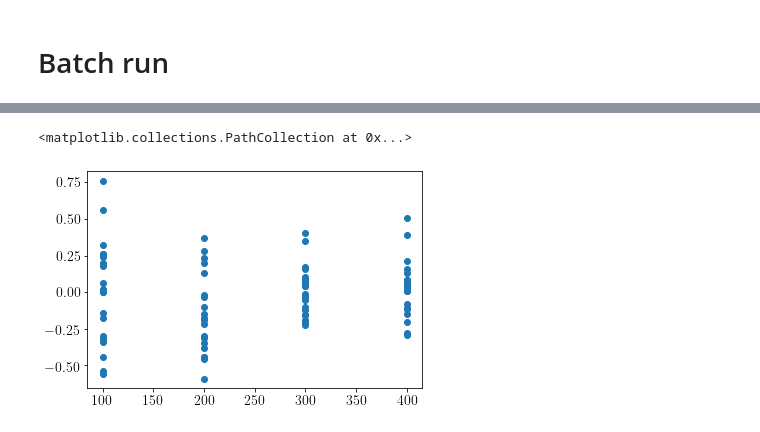
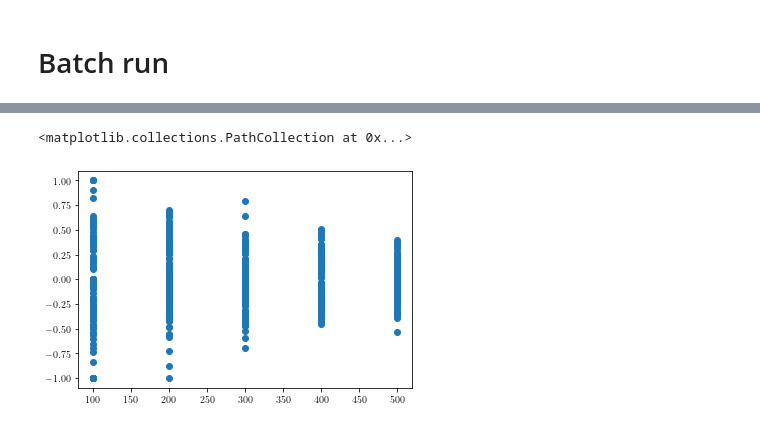
Before and after one commit to jmiszczak/evolving-games, a Jupyter notebook: models/sznajd1d/Sznajd1DModel.ipynb, the cells around one changed output, grey strips where cells are left out. Drawn from its saved outputs; the diff is of its cells as text; code cells hidden in the pictures.

Commit message:
Fixing opinion updating in progress

```diff
--- a/models/sznajd1d/Sznajd1DModel.ipynb
+++ b/models/sznajd1d/Sznajd1DModel.ipynb
@@ -33,15 +33,16 @@ avg_vote_result.plot()
 # %% [markdown]
 # Batch run
 # %%
-variable_params = { "width" : range(100,500,100)}
+variable_params = { "width" : range(100,501,100)}
 fixed_params = { }
 
-batch_run = mb.BatchRunner(
+batch_run = mb.BatchRunnerMP(
         Sznajd1DModel,
-        variable_params,
-        fixed_params,
-        iterations=20,
-        max_steps=20,
+        nr_processes = 6,
+        variable_parameters = variable_params,
+        fixed_parameters = fixed_params,
+        iterations=100,
+        max_steps=50,
         model_reporters={"Average opinion": vote_result}
         )
 # %%
@@ -49,6 +68,6 @@ batch_run.run_all()
 # %%
 run_data = batch_run.get_model_vars_dataframe()
-plt.scatter(run_data.width, run_data.aggregate('Average opinion'))
+mpl.pyplot.scatter(run_data.width, run_data.aggregate('Average opinion'))
 # %% [output]
 <matplotlib.collections.PathCollection at 0x...>
-[figure, old version]
+[figure, new version]
```
Also changed, not shown: parts of 3 cells of this notebook, 2 other files.
